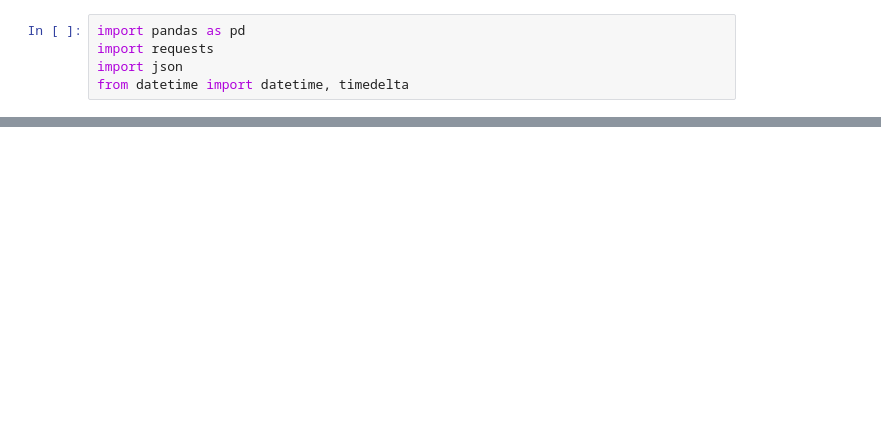
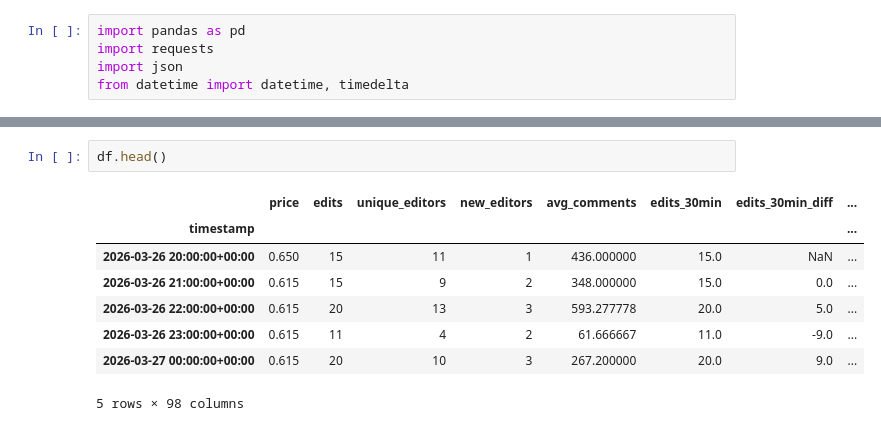
Before and after one commit to tallywiesenberg/thinking-bee, a Jupyter notebook: notebooks/main.ipynb, the cells around one changed output, grey strips where cells are left out. Saved outputs shown, nothing was run; the diff lists cells and outputs as text; blank space fills up the shorter version.

```diff
--- a/notebooks/main.ipynb
+++ b/notebooks/main.ipynb
@@ -326,3 +404,14 @@ for i in range(1, 20):
+# %%
+df.head()
+# %% [output]
+|  | price | edits | unique_editors | new_editors | avg_comments | edits_30min | edits_30min_diff | ... |
+| timestamp |  |  |  |  |  |  |  | ... |
+| 2026-03-26 20:00:00+00:00 | 0.650 | 15 | 11 | 1 | 436.000000 | 15.0 | NaN | ... |
+| 2026-03-26 21:00:00+00:00 | 0.615 | 15 | 9 | 2 | 348.000000 | 15.0 | 0.0 | ... |
+| 2026-03-26 22:00:00+00:00 | 0.615 | 20 | 13 | 3 | 593.277778 | 20.0 | 5.0 | ... |
+| 2026-03-26 23:00:00+00:00 | 0.615 | 11 | 4 | 2 | 61.666667 | 11.0 | -9.0 | ... |
+| 2026-03-27 00:00:00+00:00 | 0.615 | 20 | 10 | 3 | 267.200000 | 20.0 | 9.0 | ... |
+5 rows × 98 columns
 # %%
 import matplotlib.pyplot as plt
 
```
Also changed, not shown: parts of 10 cells of this notebook.
